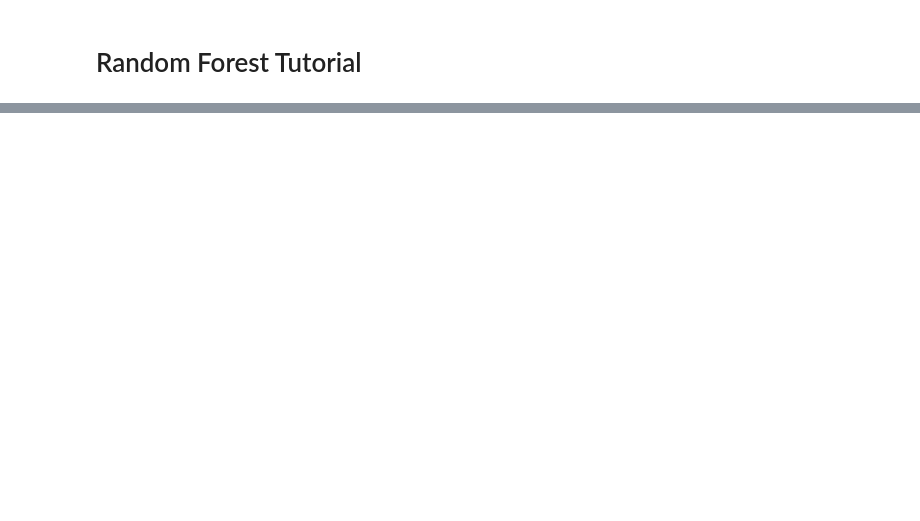
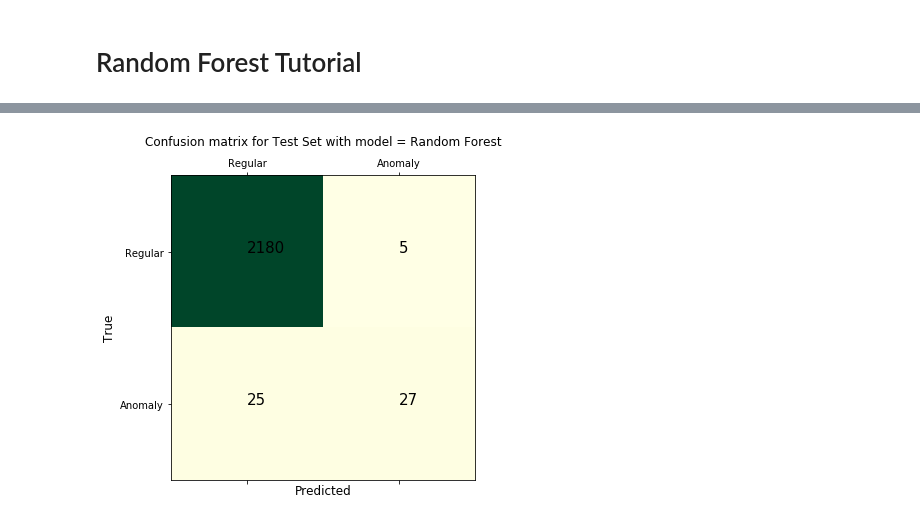
Before and after one commit to Anand191/AppliedDL, a Jupyter notebook: Random_Forest.ipynb, the cells around one changed output, grey strips where cells are left out. Saved outputs shown, nothing was run; the diff lists cells and outputs as text; code cells hidden in the pictures; blank space fills up the shorter version.

```diff
--- a/Random_Forest.ipynb
+++ b/Random_Forest.ipynb
@@ -87,0 +78,8 @@ Accuracy: 94.07 %.
+# %%
+def conf_prep(df, model_name):
+    y_act = df['{}.actual'.format(model_name)].values.tolist()
+    y_pred = df['{}.predicted'.format(model_name)].values.tolist()
+
+    y_act = [0 if x=='Good' else 1 for x in y_act]
+    y_pred = [0 if x=='Good' else 1 for x in y_pred]
+    return (y_act, y_pred, [0,1])
@@ -87,0 +137,7 @@ Accuracy: 94.07 %.
+# %%
+test1_rf, pred1_rf, labels1_ref = conf_prep(df1_rf, "rforest")
+fig = plt.figure(figsize=(12,10))
+conf_matrix(test1_rf, pred1_rf, fig, labels= labels1_ref, model_name="Random Forest", z=1)
+plt.show()
+# %% [output]
+[figure, added]
```
Also changed, not shown: parts of 18 cells of this notebook, 1 other file.
